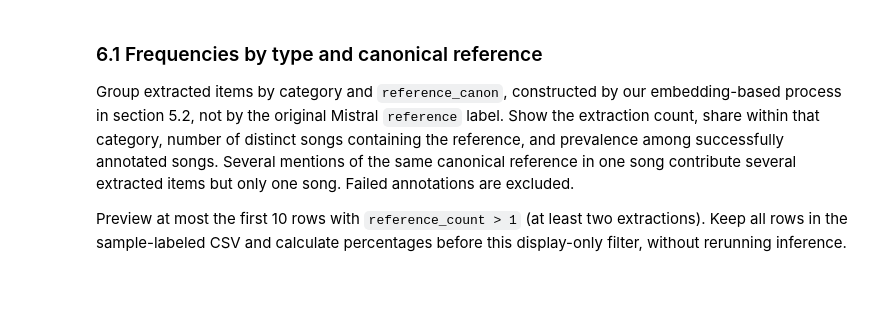
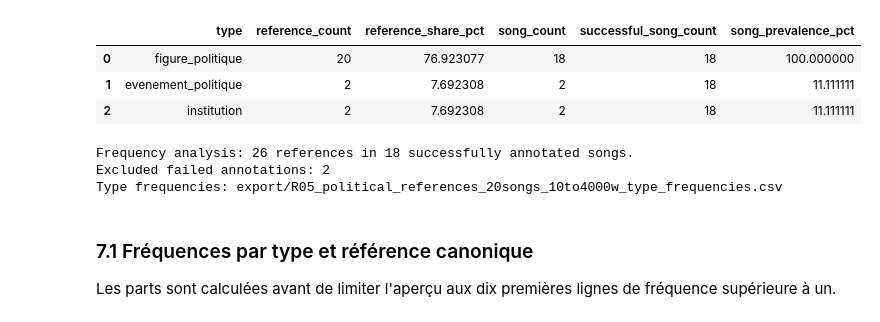
Before and after one commit to BenaventC/CPES2027, a Jupyter notebook: R05_political_references_mistral.ipynb, the cells around one changed output. Drawn from its saved outputs; the diff is of its cells as text; code cells hidden in the pictures; blank space fills up the shorter version.

```diff
--- a/R05_political_references_mistral.ipynb
+++ b/R05_political_references_mistral.ipynb
@@ -282,41 +1036,47 @@ successful_song_count = len(successful_results)
 if successful_song_count == 0:
     raise ValueError('No successful annotations are available for frequency analysis.')
 
-reference_counts = {reference_type: 0 for reference_type in sorted(job.REFERENCE_TYPES)}
+reference_counts = {reference_type: 0 for reference_type in sorted(REFERENCE_TYPES)}
 song_counts = dict.fromkeys(reference_counts, 0)
 for song in successful_results:
     song_types = set()
     for reference in song['references']:
         reference_counts[reference['type']] += 1
         song_types.add(reference['type'])
     for reference_type in song_types:
         song_counts[reference_type] += 1
 
 total_references = sum(reference_counts.values())
 type_frequency_df = pd.DataFrame([
     {
         'type': reference_type,
         'reference_count': count,
         'reference_share_pct': 100 * count / total_references if total_references else pd.NA,
         'song_count': song_counts[reference_type],
         'successful_song_count': successful_song_count,
         'song_prevalence_pct': 100 * song_counts[reference_type] / successful_song_count,
     }
     for reference_type, count in reference_counts.items()
 ]).sort_values(['reference_count', 'type'], ascending=[False, True]).reset_index(drop=True)
 
 type_frequency_path = export_dir / f'R05_political_references_{sample_label}_type_frequencies.csv'
 type_frequency_df.to_csv(type_frequency_path, index=False, encoding='utf-8')
 display(type_frequency_df.loc[type_frequency_df['reference_count'] > 1].head(10))
 print(f'Frequency analysis: {total_references:,} references in {successful_song_count:,} successfully annotated songs.')
 print(f'Excluded failed annotations: {len(results) - successful_song_count:,}')
 print(f'Type frequencies: {type_frequency_path}')
+# %% [output]
+|  | type | reference_count | reference_share_pct | song_count | successful_song_count | song_prevalence_pct |
+| 0 | figure_politique | 20 | 76.923077 | 18 | 18 | 100.000000 |
+| 1 | evenement_politique | 2 | 7.692308 | 2 | 18 | 11.111111 |
+| 2 | institution | 2 | 7.692308 | 2 | 18 | 11.111111 |
+Frequency analysis: 26 references in 18 successfully annotated songs.
+Excluded failed annotations: 2
+Type frequencies: export/R05_political_references_20songs_10to4000w_type_frequencies.csv
-# %% [markdown]
-### 6.1 Frequencies by type and canonical reference
-
-Group extracted items by category and `reference_canon`, constructed by our embedding-based process in section 5.2, not by the original Mistral `reference` label. Show the extraction count, share within that category, number of distinct songs containing the reference, and prevalence among successfully annotated songs. Several mentions of the same canonical reference in one song contribute several extracted items but only one song. Failed annotations are excluded.
-
-Preview at most the first 10 rows with `reference_count > 1` (at least two extractions). Keep all rows in the sample-labeled CSV and calculate percentages before this display-only filter, without rerunning inference.
+# %% [markdown]
+### 7.1 Fréquences par type et référence canonique
+
+Les parts sont calculées avant de limiter l'aperçu aux dix premières lignes de fréquence supérieure à un.
 # %%
 successful_reference_songs = [song for song in results if song['annotation_status'] == 'success']
 reference_song_denominator = len(successful_reference_songs)
```
Also changed, not shown: parts of 82 cells of this notebook, 4 other files.
